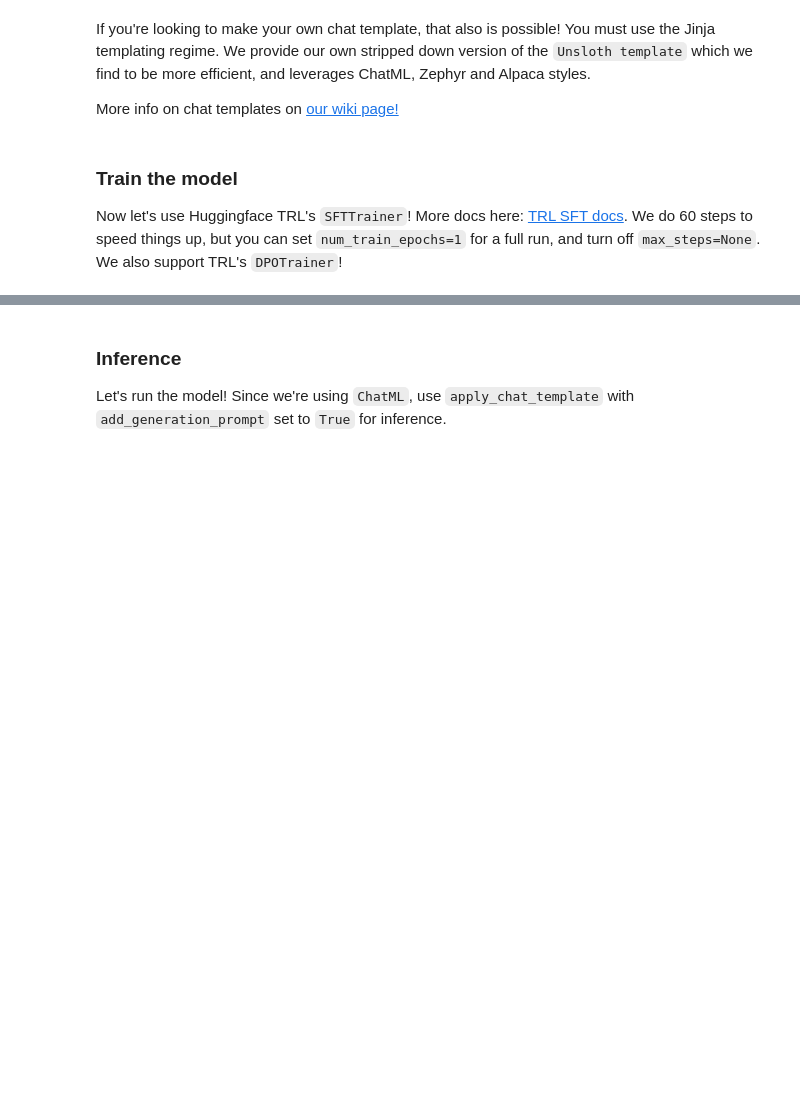
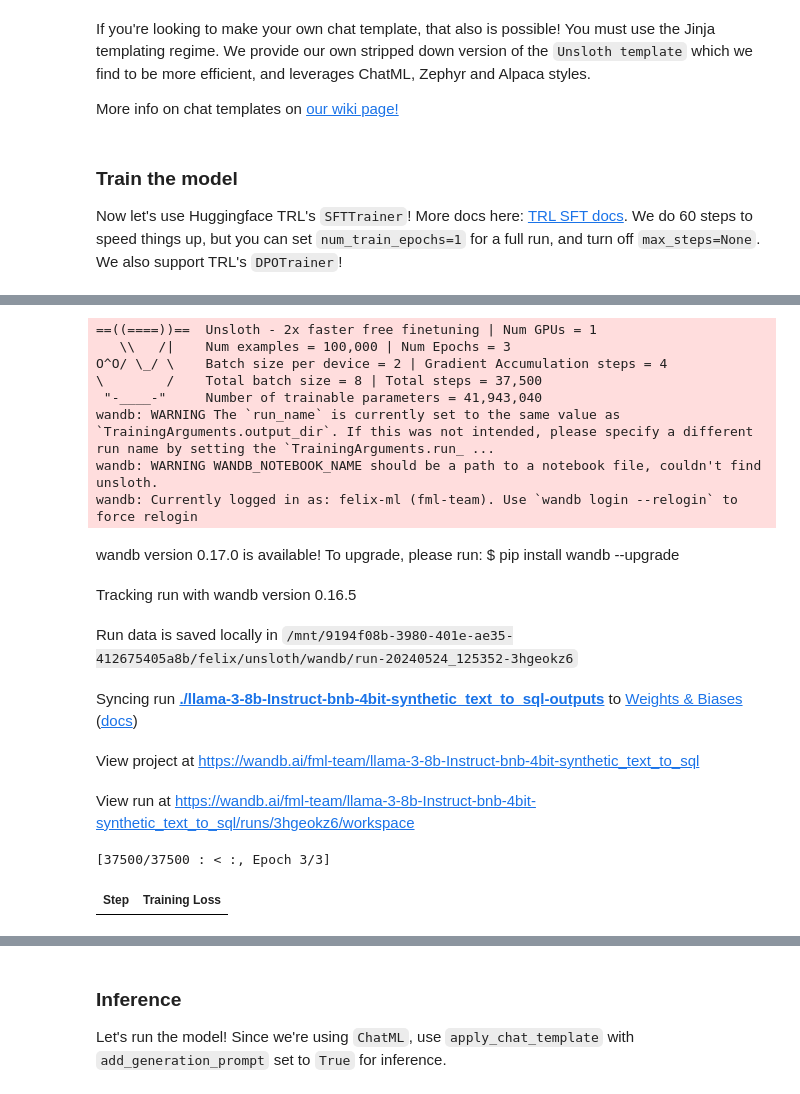
Before and after one commit to felixdsml/unsloth_tunes, a Jupyter notebook: Llama_3_8b_chat_template_Unsloth_2x_faster_finetuning_edit.ipynb, the cells around one changed output, grey strips where cells are left out. Cells and saved outputs as stored; diff of their text form; code cells hidden in the pictures; blank space fills up the shorter version.

```diff
--- a/Llama_3_8b_chat_template_Unsloth_2x_faster_finetuning_edit.ipynb
+++ b/Llama_3_8b_chat_template_Unsloth_2x_faster_finetuning_edit.ipynb
@@ -47,6 +47,7 @@ Login successful
 # %%
 model_id = "unsloth/llama-3-8b-Instruct-bnb-4bit"
 dataset_id = "gretelai/synthetic_text_to_sql"
+output_dir = os.path.join(".", f"{model_id.split('/')[1]}-{dataset_id.split('/')[1]}-outputs")
 # %%
 import wandb
 os.environ["WANDB_PROJECT"] = f"{model_id.split('/')[1]}-{dataset_id.split('/')[1]}"
@@ -277,7 +278,8 @@ trainer = SFTTrainer(
         per_device_train_batch_size = 2,
         gradient_accumulation_steps = 4,
         warmup_steps = 5,
-        max_steps = 60,
+        # max_steps = 60,
+        num_train_epochs=3,
         learning_rate = 2e-4,
         fp16 = not torch.cuda.is_bf16_supported(),
         bf16 = torch.cuda.is_bf16_supported(),
@@ -286,7 +288,8 @@ trainer = SFTTrainer(
         weight_decay = 0.01,
         lr_scheduler_type = "linear",
         seed = 3407,
-        output_dir = "outputs",
+        # output_dir = "outputs",
+        output_dir= output_dir,
     ),
 )
 # %%
@@ -299,5 +305,22 @@ print(f"{start_gpu_memory} GB of memory reserved.")
-# %%
-trainer_stats = trainer.train()
+# %%
+trainer_stats = trainer.train(resume_from_checkpoint = "llama-3-8b-Instruct-bnb-4bit-synthetic_text_to_sql-outputs/checkpoint-37500")
+# %% [output]
+==((====))==  Unsloth - 2x faster free finetuning | Num GPUs = 1
+   \\   /|    Num examples = 100,000 | Num Epochs = 3
+O^O/ \_/ \    Batch size per device = 2 | Gradient Accumulation steps = 4
+\        /    Total batch size = 8 | Total steps = 37,500
+ "-____-"     Number of trainable parameters = 41,943,040
+wandb: WARNING The `run_name` is currently set to the same value as `TrainingArguments.output_dir`. If this was not intended, please specify a different run name by setting the `TrainingArguments.run_ ...
+wandb: WARNING WANDB_NOTEBOOK_NAME should be a path to a notebook file, couldn't find unsloth.
+wandb: Currently logged in as: felix-ml (fml-team). Use `wandb login --relogin` to force relogin
+wandb version 0.17.0 is available! To upgrade, please run: $ pip install wandb --upgrade
+Tracking run with wandb version 0.16.5
+Run data is saved locally in /mnt/9194f08b-3980-401e-ae35-412675405a8b/felix/unsloth/wandb/run-20240524_125352-3hgeokz6
+Syncing run ./llama-3-8b-Instruct-bnb-4bit-synthetic_text_to_sql-outputs to Weights & Biases (docs)
+View project at https://wandb.ai/fml-team/llama-3-8b-Instruct-bnb-4bit-synthetic_text_to_sql
+View run at https://wandb.ai/fml-team/llama-3-8b-Instruct-bnb-4bit-synthetic_text_to_sql/runs/3hgeokz6/workspace
+[37500/37500 : < :, Epoch 3/3]
+| Step | Training Loss |
 # %%
 #@title Show final memory and time stats
 used_memory = round(torch.cuda.max_memory_reserved() / 1024 / 1024 / 1024, 3)
```
Also changed, not shown: parts of 10 cells of this notebook, 4 other files.
